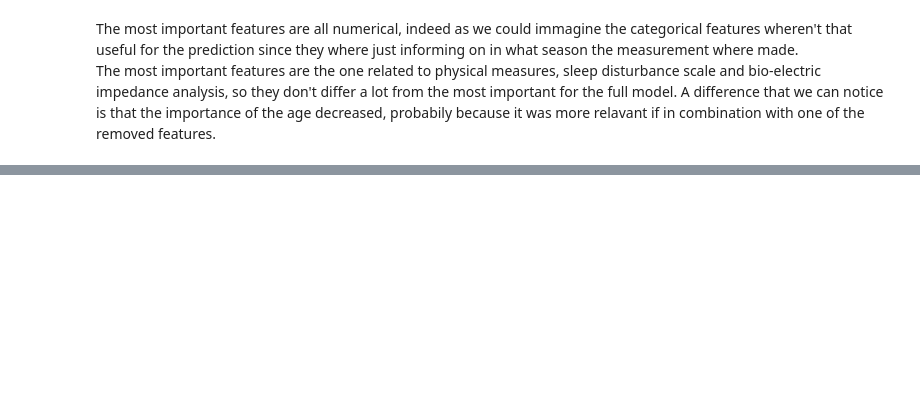
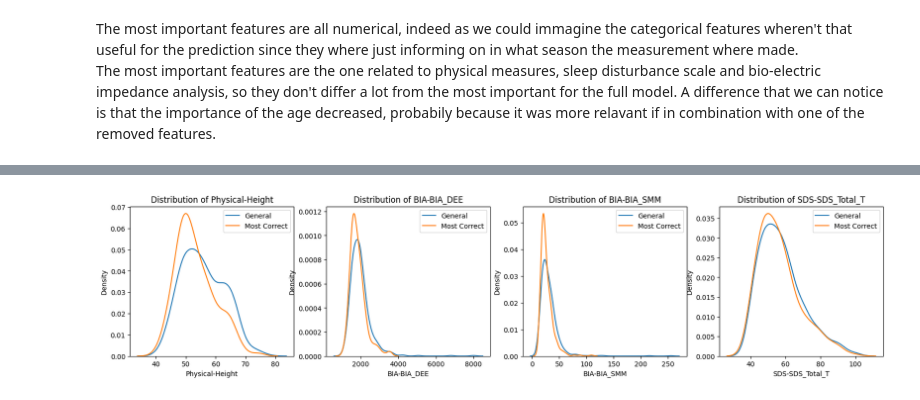
Before and after one commit to Pizz0x/Child-Mind, a Jupyter notebook: 2_RandomForest.ipynb, the cells around one changed output, grey strips where cells are left out. Saved outputs shown, nothing was run; the diff lists cells and outputs as text; code cells hidden in the pictures; blank space fills up the shorter version.

```diff
--- a/2_RandomForest.ipynb
+++ b/2_RandomForest.ipynb
@@ -253,0 +317,3 @@ The most important features are the one related to physical measures, sleep dist
+# %%
+most_correct = results_df[results_df['correct']].sort_values(by='confidence', ascending=False).head(500)
+print(most_correct.head(10))
@@ -253,0 +332,15 @@ The most important features are the one related to physical measures, sleep dist
+# %%
+import seaborn as sns
+
+fig, ax = plt.subplots(1, 4, figsize=(20,4))
+
+for i in range(len(important_features)):
+    sns.kdeplot(X_test_subset[important_features[i]], label='General', ax=ax[i])
+    sns.kdeplot(X_test_subset.loc[most_correct['index']][important_features[i]], label='Most Correct', ax=ax[i])
+
+    ax[i].legend()
+    ax[i].set_xlabel(important_features[i])
+    ax[i].set_ylabel('Density')
+    ax[i].set_title(f'Distribution of {important_features[i]}')
+# %% [output]
+[figure, added]
```
Also changed, not shown: parts of 20 cells of this notebook, 1 other file.
